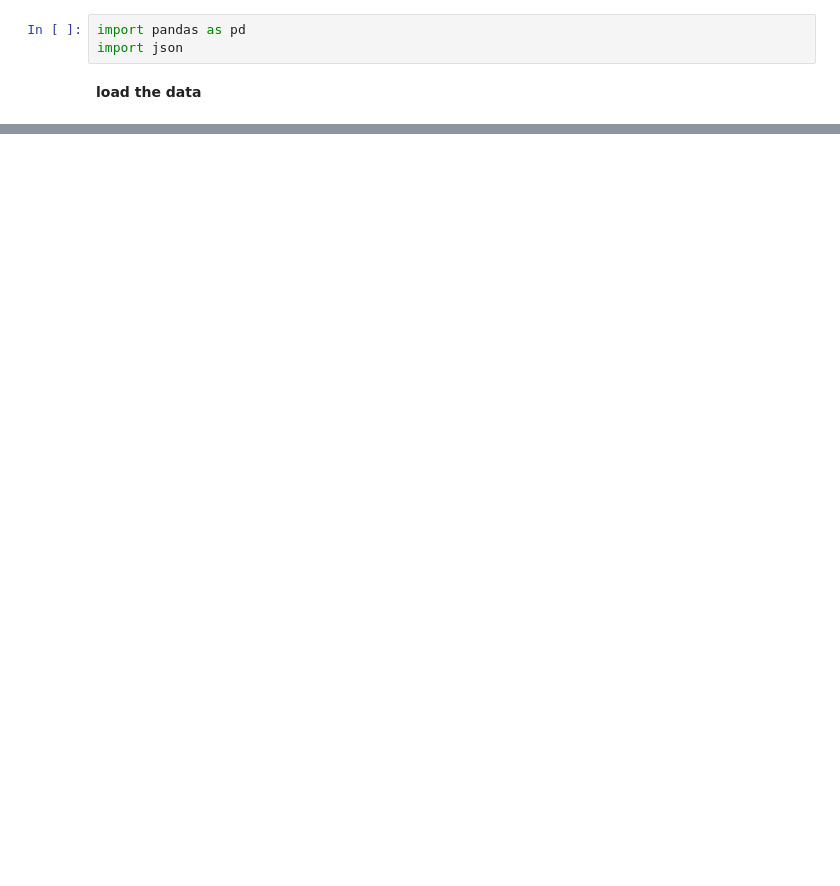
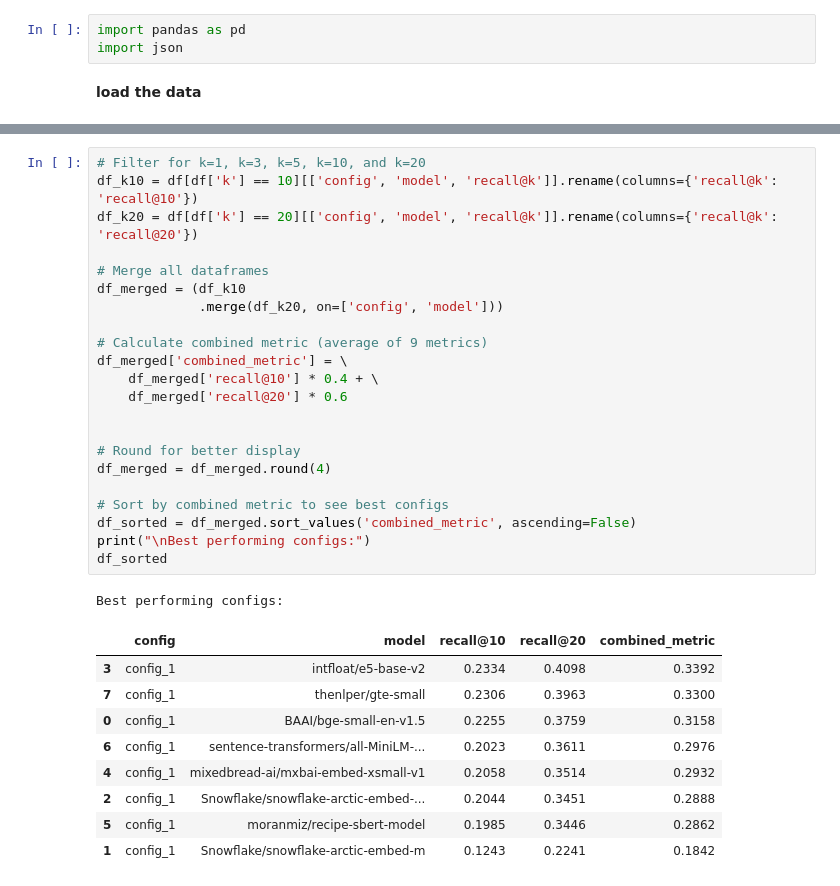
Before and after one commit to M2-ISD-NutriRAG/NutriRAG, a Jupyter notebook: backend/experiments/notebooks/rank_evaluation.ipynb, the cells around one changed output, grey strips where cells are left out. Cells and saved outputs as stored; diff of their text form; blank space fills up the shorter version.

```diff
--- a/backend/experiments/notebooks/rank_evaluation.ipynb
+++ b/backend/experiments/notebooks/rank_evaluation.ipynb
@@ -274,0 +168,33 @@ df[df['k'] == 10][['model', 'config', 'precision@k', 'NDCG@k', 'score']].sort_va
+# %%
+# Filter for k=1, k=3, k=5, k=10, and k=20
+df_k10 = df[df['k'] == 10][['config', 'model', 'recall@k']].rename(columns={'recall@k': 'recall@10'})
+df_k20 = df[df['k'] == 20][['config', 'model', 'recall@k']].rename(columns={'recall@k': 'recall@20'})
+
+# Merge all dataframes
+df_merged = (df_k10
+             .merge(df_k20, on=['config', 'model']))
+
+# Calculate combined metric (average of 9 metrics)
+df_merged['combined_metric'] = \
+    df_merged['recall@10'] * 0.4 + \
+    df_merged['recall@20'] * 0.6
+
+
+# Round for better display
+df_merged = df_merged.round(4)
+
+# Sort by combined metric to see best configs
+df_sorted = df_merged.sort_values('combined_metric', ascending=False)
+print("\nBest performing configs:")
+df_sorted
+# %% [output]
+Best performing configs:
+|  | config | model | recall@10 | recall@20 | combined_metric |
+| 3 | config_1 | intfloat/e5-base-v2 | 0.2334 | 0.4098 | 0.3392 |
+| 7 | config_1 | thenlper/gte-small | 0.2306 | 0.3963 | 0.3300 |
+| 0 | config_1 | BAAI/bge-small-en-v1.5 | 0.2255 | 0.3759 | 0.3158 |
+| 6 | config_1 | sentence-transformers/all-MiniLM-... | 0.2023 | 0.3611 | 0.2976 |
+| 4 | config_1 | mixedbread-ai/mxbai-embed-xsmall-v1 | 0.2058 | 0.3514 | 0.2932 |
+| 2 | config_1 | Snowflake/snowflake-arctic-embed-... | 0.2044 | 0.3451 | 0.2888 |
+| 5 | config_1 | moranmiz/recipe-sbert-model | 0.1985 | 0.3446 | 0.2862 |
+| 1 | config_1 | Snowflake/snowflake-arctic-embed-m | 0.1243 | 0.2241 | 0.1842 |
```
Also changed, not shown: parts of 10 cells of this notebook, 16 other files.
